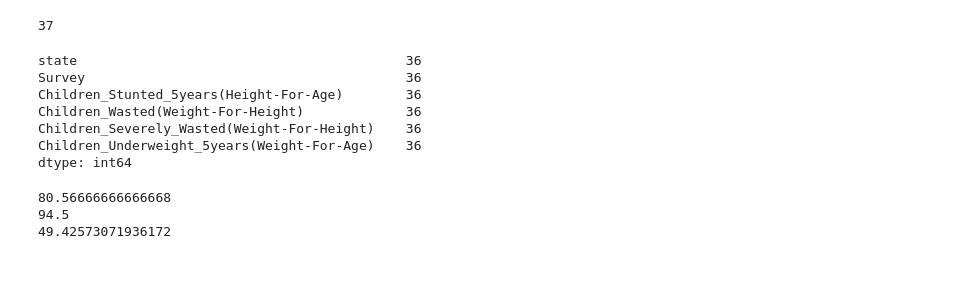
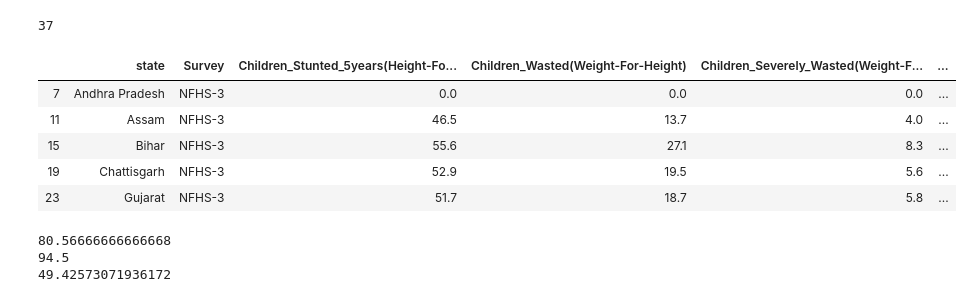
Before and after one commit to narayanan-nithya/Group_Project_Nutritional_Analysis_Of_Children_Under_Age_5, a Jupyter notebook: Complete_Nutritional_Analysis.ipynb, the cells around one changed output. Cells and saved outputs as stored; diff of their text form; code cells hidden in the pictures; blank space fills up the shorter version.

```diff
--- a/Complete_Nutritional_Analysis.ipynb
+++ b/Complete_Nutritional_Analysis.ipynb
@@ -191,19 +196,18 @@ len(Survey_NFHS3)
 # %%
 #Combining the under fed data into one DataFrame -(Stunted, Wasted, Severly Wasted and Underweight) For NFHS3
 
 UnderFed_NFHS3_Data = Survey_NFHS3[["state","Survey","Children_Stunted_5years(Height-For-Age)","Children_Wasted(Weight-For-Height)","Children_Severely_Wasted(Weight-For-Height)","Children_Underweight_5years(Weight-For-Age)"]]
 
 UnderFed_NFHS3_Data = UnderFed_NFHS3_Data.drop(index=3)
 
-UnderFed_NFHS3_Data.count()
+UnderFed_NFHS3_Data.head()
 # %% [output]
-state                                          36
-Survey                                         36
-Children_Stunted_5years(Height-For-Age)        36
-Children_Wasted(Weight-For-Height)             36
-Children_Severely_Wasted(Weight-For-Height)    36
-Children_Underweight_5years(Weight-For-Age)    36
-dtype: int64
+|  | state | Survey | Children_Stunted_5years(Height-Fo... | Children_Wasted(Weight-For-Height) | Children_Severely_Wasted(Weight-F... | ... |
+| 7 | Andhra Pradesh | NFHS-3 | 0.0 | 0.0 | 0.0 | ... |
+| 11 | Assam | NFHS-3 | 46.5 | 13.7 | 4.0 | ... |
+| 15 | Bihar | NFHS-3 | 55.6 | 27.1 | 8.3 | ... |
+| 19 | Chattisgarh | NFHS-3 | 52.9 | 19.5 | 5.6 | ... |
+| 23 | Gujarat | NFHS-3 | 51.7 | 18.7 | 5.8 | ... |
 # %%
 for state in range(len(UnderFed_NFHS3_Data)):
     stunted = UnderFed_NFHS3_Data["Children_Stunted_5years(Height-For-Age)"]
```
Also changed, not shown: parts of 13 cells of this notebook, 4 other files.
